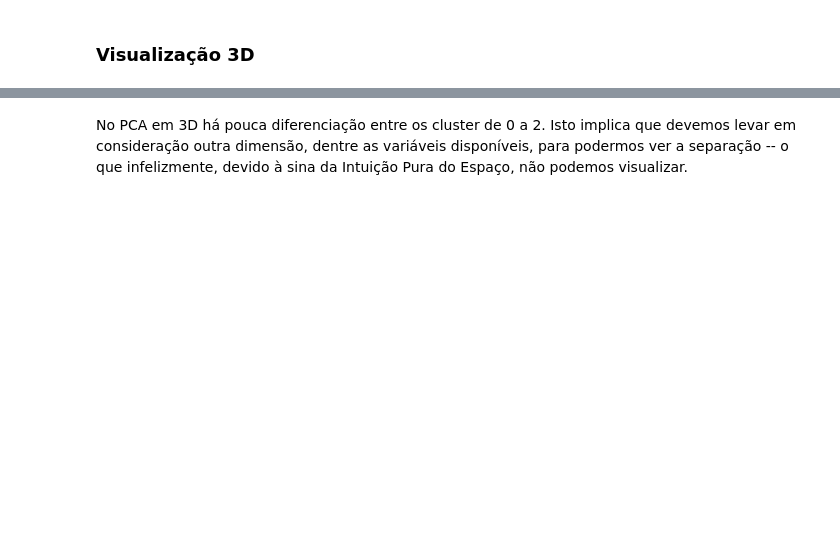
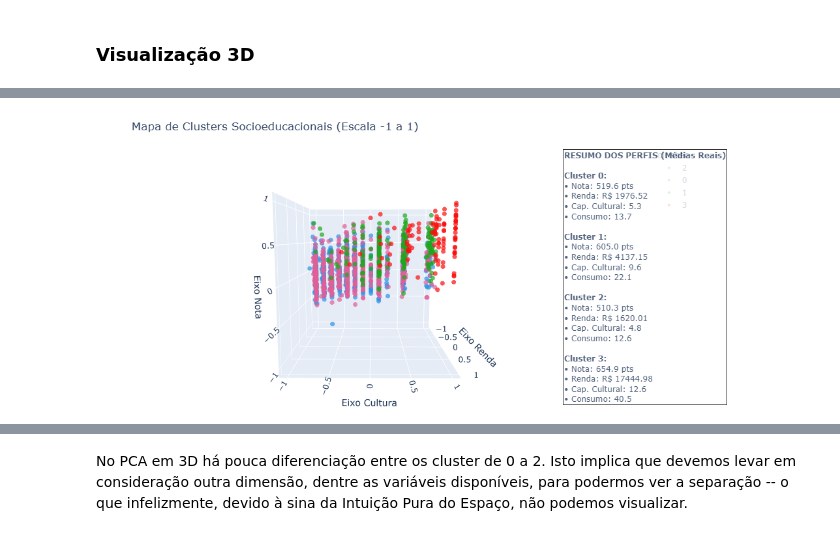
Before and after one commit to intelligent-life-paradox/statistical-modelling-enem, a Jupyter notebook: notebooks/clusters.ipynb, the cells around one changed output, grey strips where cells are left out. Drawn from its saved outputs; the diff is of its cells as text; code cells hidden in the pictures; blank space fills up the shorter version.

```diff
--- a/notebooks/clusters.ipynb
+++ b/notebooks/clusters.ipynb
@@ -125,0 +131,4 @@ fig.show()
+# %%
+Image('../images/plot2.png')
+# %% [output]
+[figure, added]
```
Also changed, not shown: parts of 3 cells of this notebook.
